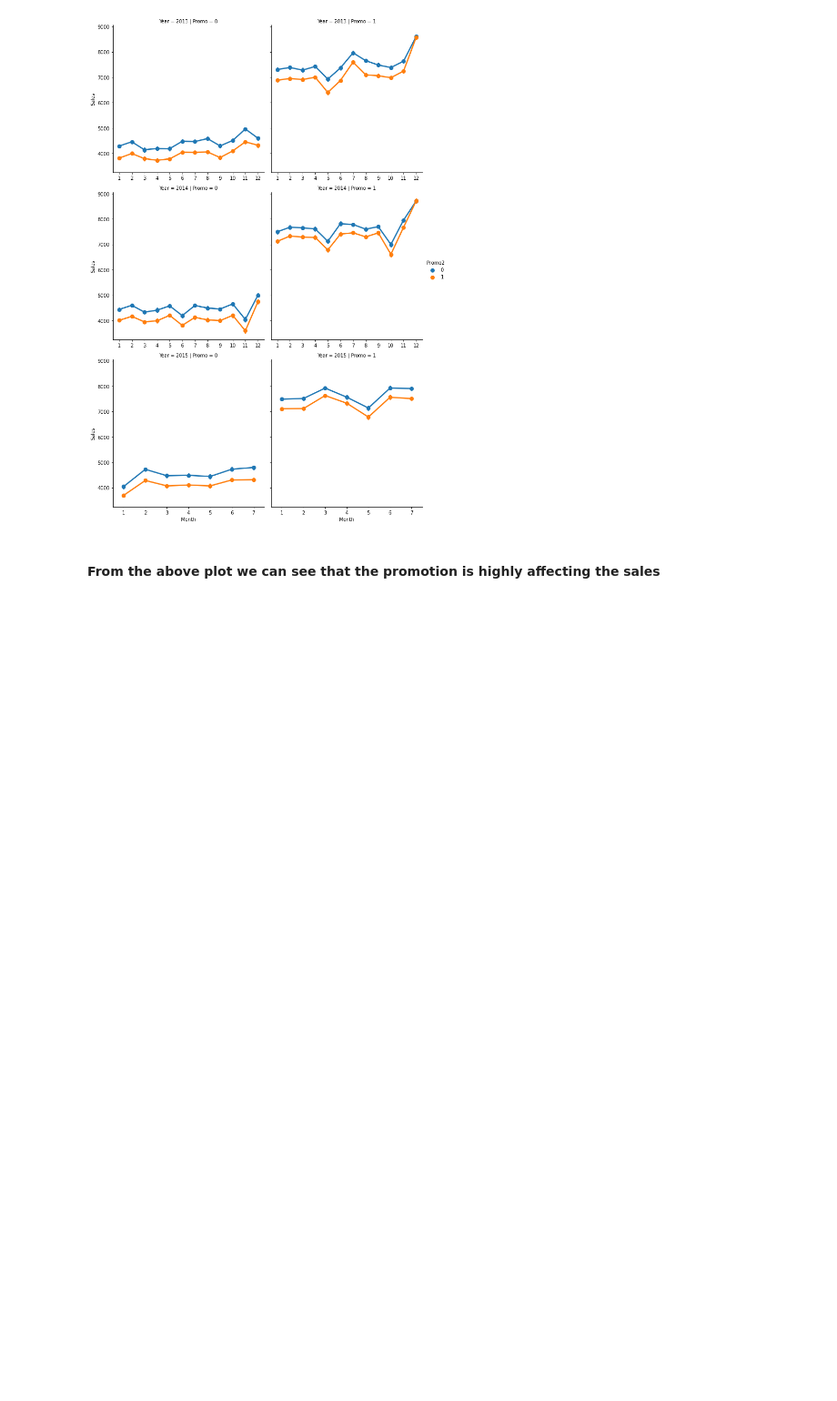
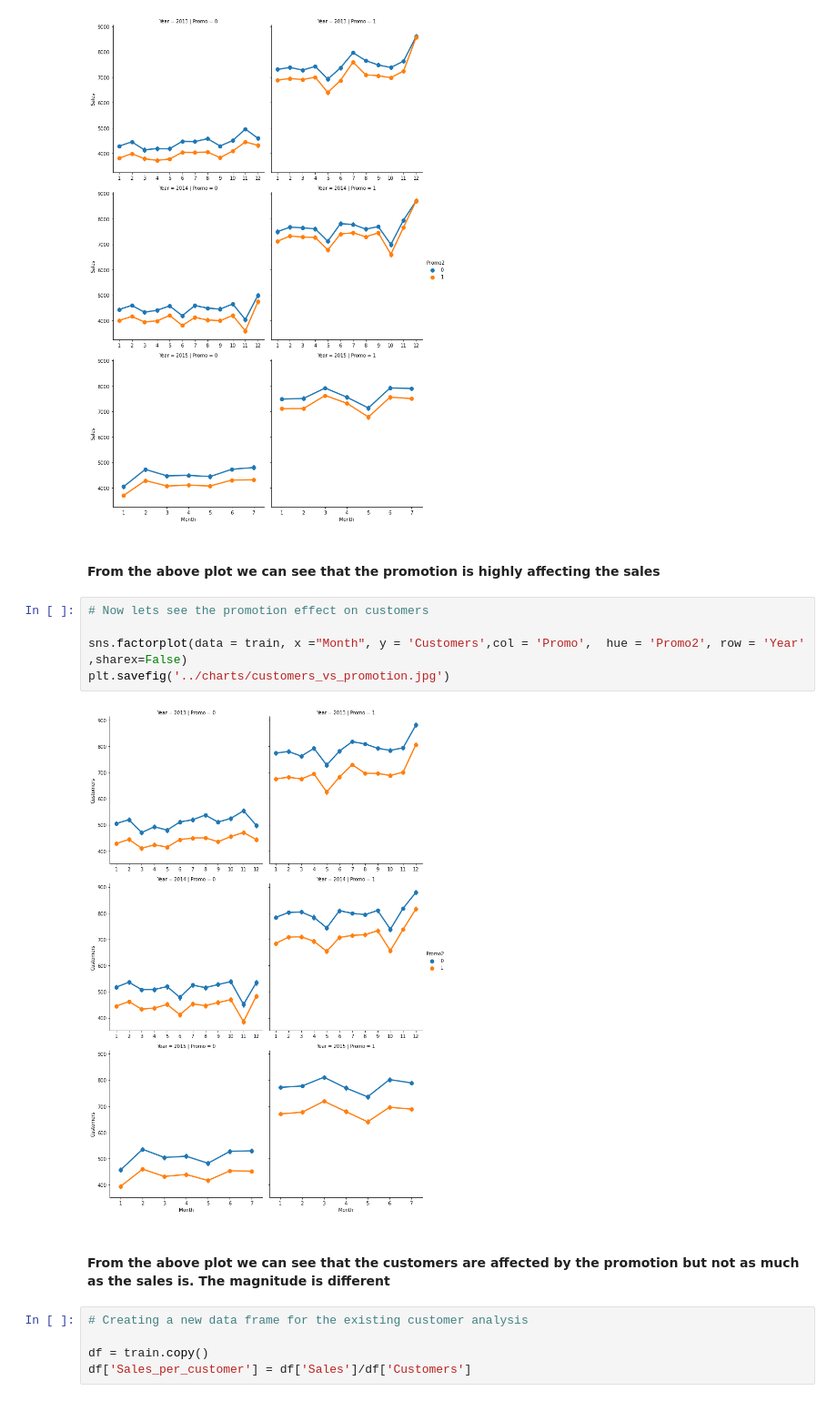
Before and after one commit to Micky373/Sales_forcasting, a Jupyter notebook: notebooks/data_exploration.ipynb, the cells around one changed output. Shown at 91% size. Cells and saved outputs as stored; diff of their text form; blank space fills up the shorter version.

Commit message:
Deduce the customer sales relationship

```diff
--- a/notebooks/data_exploration.ipynb
+++ b/notebooks/data_exploration.ipynb
@@ -369,3 +371,17 @@ plt.savefig('../charts/sales_vs_promotion.jpg')
 [figure]
 # %% [markdown]
 #### From the above plot we can see that the promotion is highly affecting the sales
+# %%
+# Now lets see the promotion effect on customers
+
+sns.factorplot(data = train, x ="Month", y = 'Customers',col = 'Promo',  hue = 'Promo2', row = 'Year' ,sharex=False)
+plt.savefig('../charts/customers_vs_promotion.jpg')
+# %% [output]
+[figure, added]
+# %% [markdown]
+#### From the above plot we can see that the customers are affected by the promotion but not as much as the sales is. The magnitude is different
+# %%
+# Creating a new data frame for the existing customer analysis
+
+df = train.copy()
+df['Sales_per_customer'] = df['Sales']/df['Customers']
```
Also changed, not shown: parts of 3 cells of this notebook, 3 other files.
